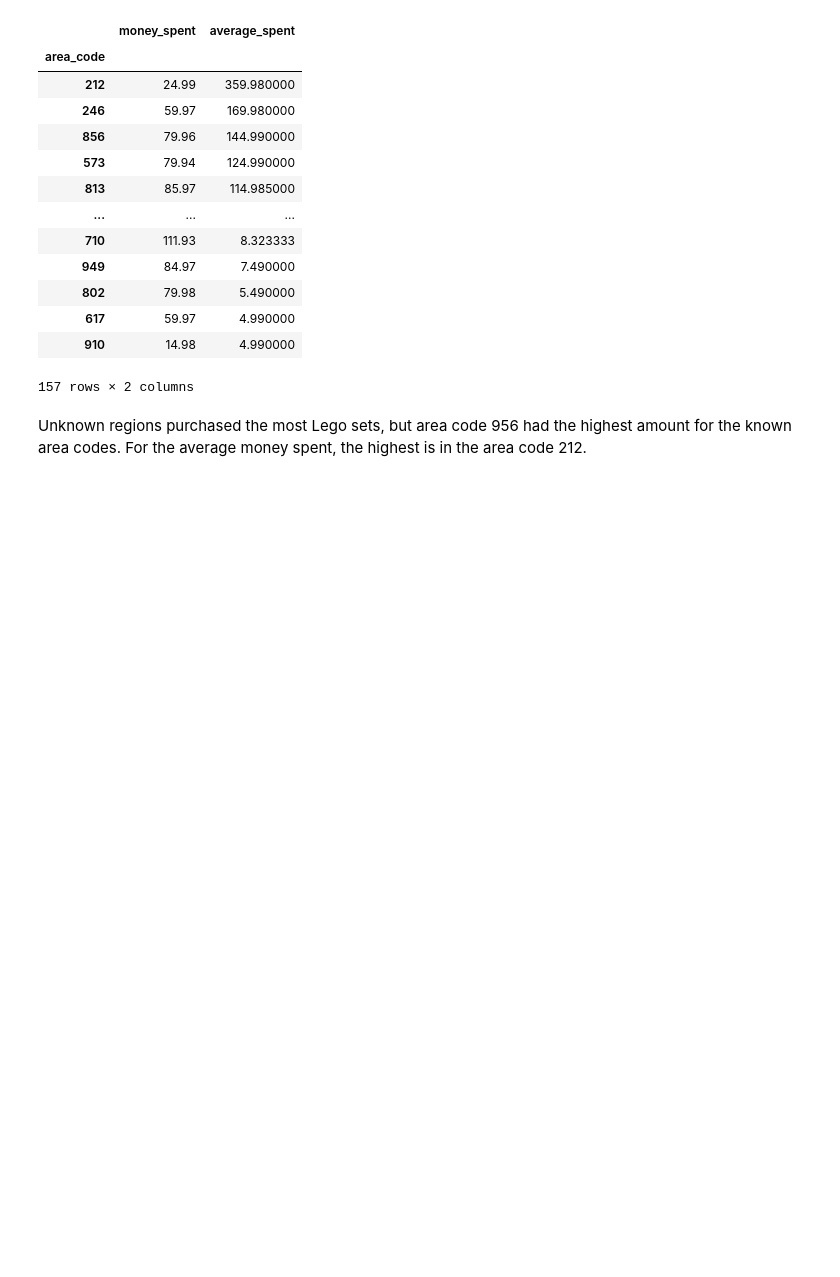
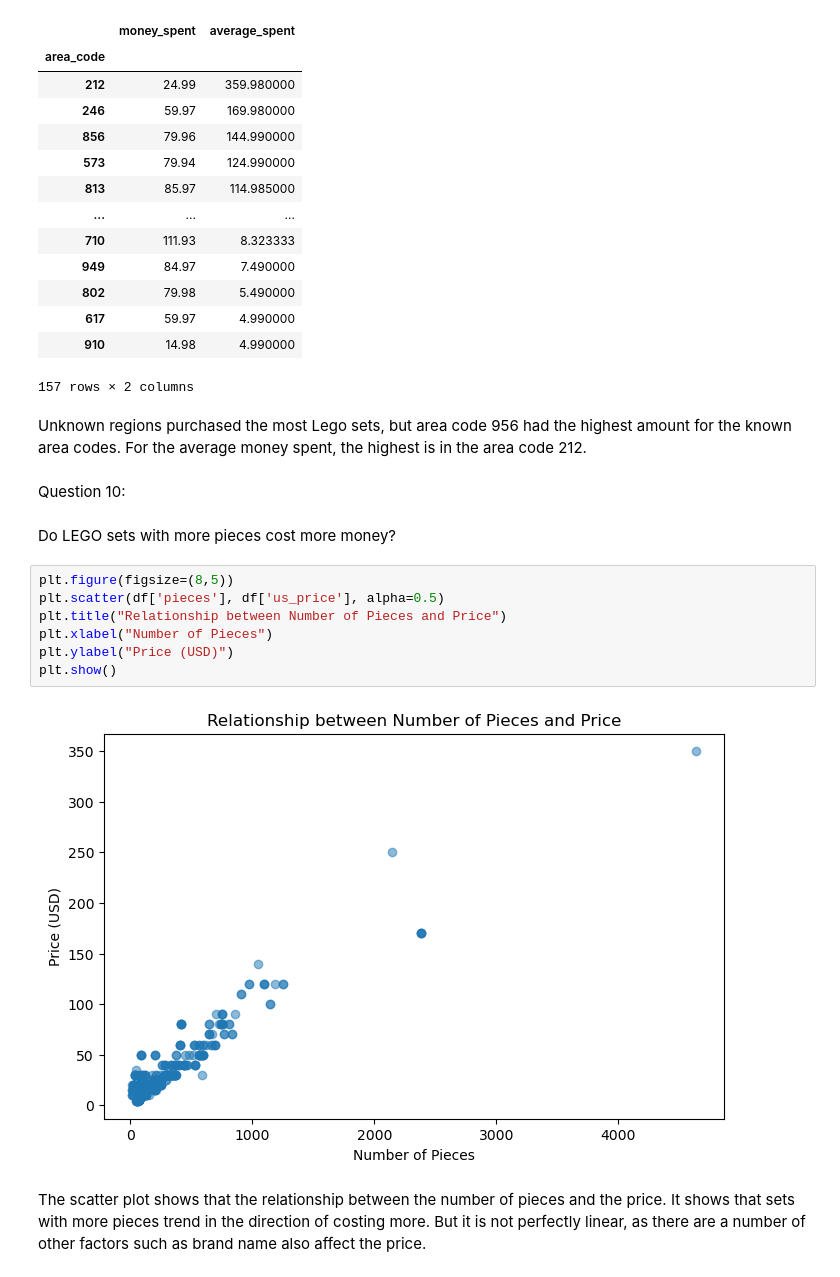
Before and after one commit to kennethk-cmd/Data_201_Kenneth_Kuang, a Jupyter notebook: Day1/HW_day1-Copy1.ipynb, the cells around one changed output. Drawn from its saved outputs; the diff is of its cells as text; blank space fills up the shorter version.

```diff
--- a/Day1/HW_day1-Copy1.ipynb
+++ b/Day1/HW_day1-Copy1.ipynb
@@ -358,3 +358,18 @@ spent.sort_values('average_spent',ascending=False)
 157 rows × 2 columns
 # %% [markdown]
 Unknown regions purchased the most Lego sets, but area code 956 had the highest amount for the known area codes. For the average money spent, the highest is in the area code 212.
+# %% [markdown]
+Question 10:
+# %% [markdown]
+Do LEGO sets with more pieces cost more money?
+# %%
+plt.figure(figsize=(8,5))
+plt.scatter(df['pieces'], df['us_price'], alpha=0.5)
+plt.title("Relationship between Number of Pieces and Price")
+plt.xlabel("Number of Pieces")
+plt.ylabel("Price (USD)")
+plt.show()
+# %% [output]
+[figure, added]
+# %% [markdown]
+The scatter plot shows that the relationship between the number of pieces and the price. It shows that sets with more pieces trend in the direction of costing more. But it is not perfectly linear, as there are a number of other factors such as brand name also affect the price.
```
Also changed, not shown: 2 other files.
